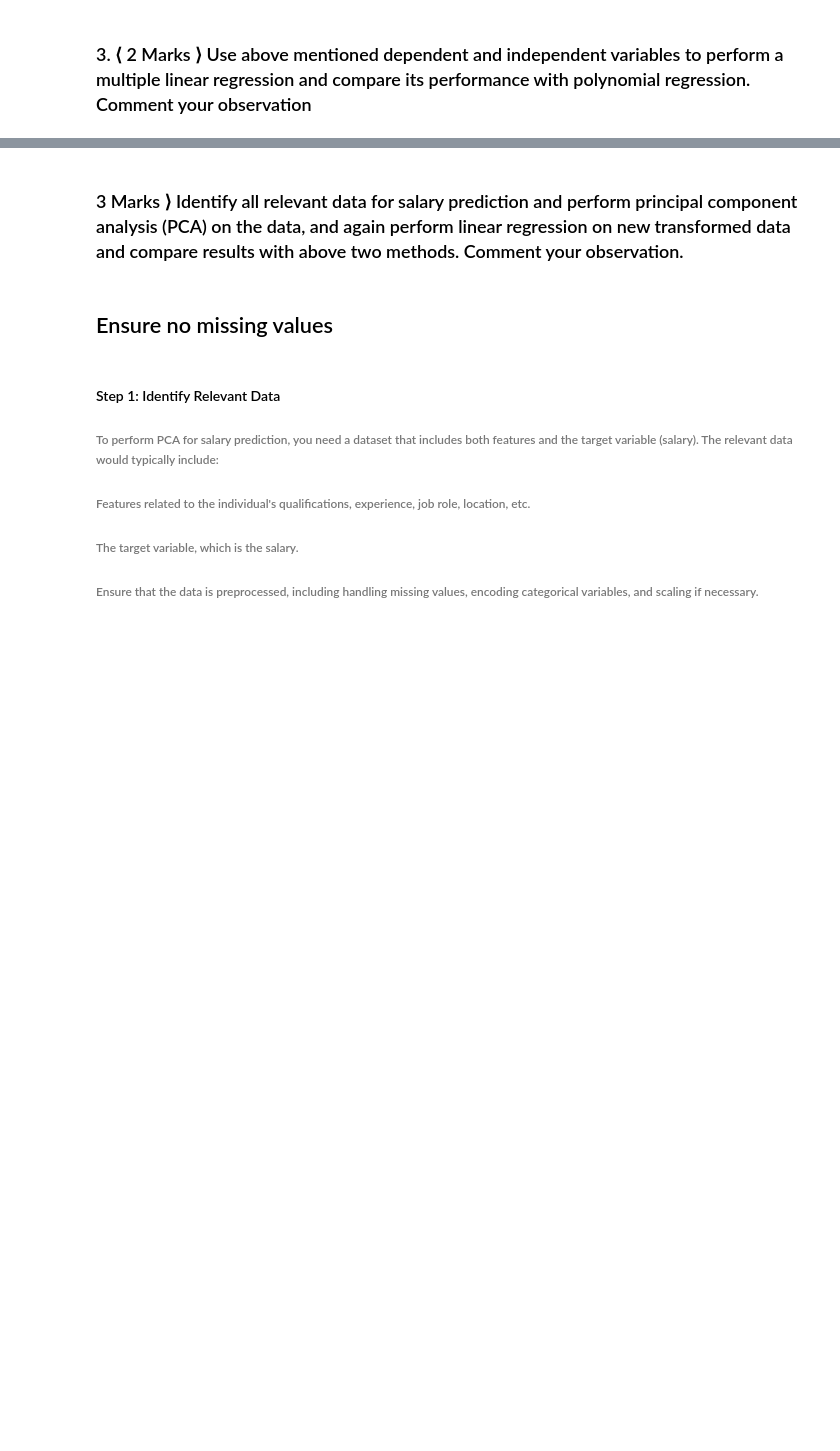
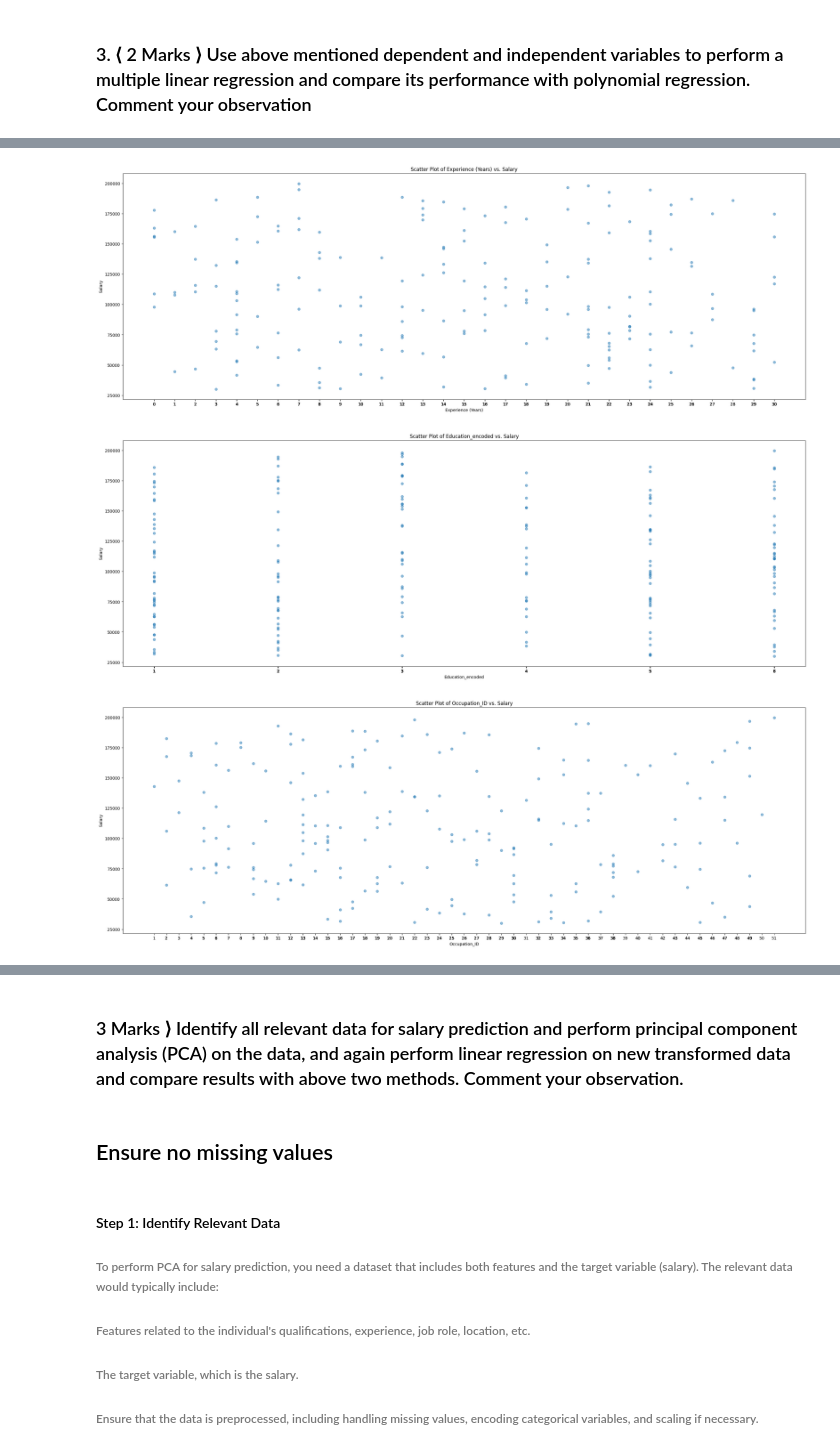
Before and after one commit to bhavyanarnoli/MachineLearning-CSE543, a Jupyter notebook: Assignment2/BhavyaNarnoli-2021316-asssignment-2.ipynb, the cells around one changed output, grey strips where cells are left out. Drawn from its saved outputs; the diff is of its cells as text; code cells hidden in the pictures; blank space fills up the shorter version.

```diff
--- a/Assignment2/BhavyaNarnoli-2021316-asssignment-2.ipynb
+++ b/Assignment2/BhavyaNarnoli-2021316-asssignment-2.ipynb
@@ -399 +523,14 @@ R-squared: -0.013872475060773048
+# %%
+for feature in numeric_features:
+    plt.figure(figsize=(30,10))
+    plt.scatter(numeric_data[feature], numeric_data[target_variable], alpha=0.5)
+    plt.xlabel(feature)
+    plt.ylabel(target_variable)
+    plt.xticks(numeric_data[feature])
+    plt.title(f'Scatter Plot of {feature} vs. {target_variable}')
+    plt.show()
+# %% [output]
+[figure, added]
+[figure, added]
+[figure, added]
 # %%
```
Also changed, not shown: parts of 129 cells of this notebook, 2 other files.
